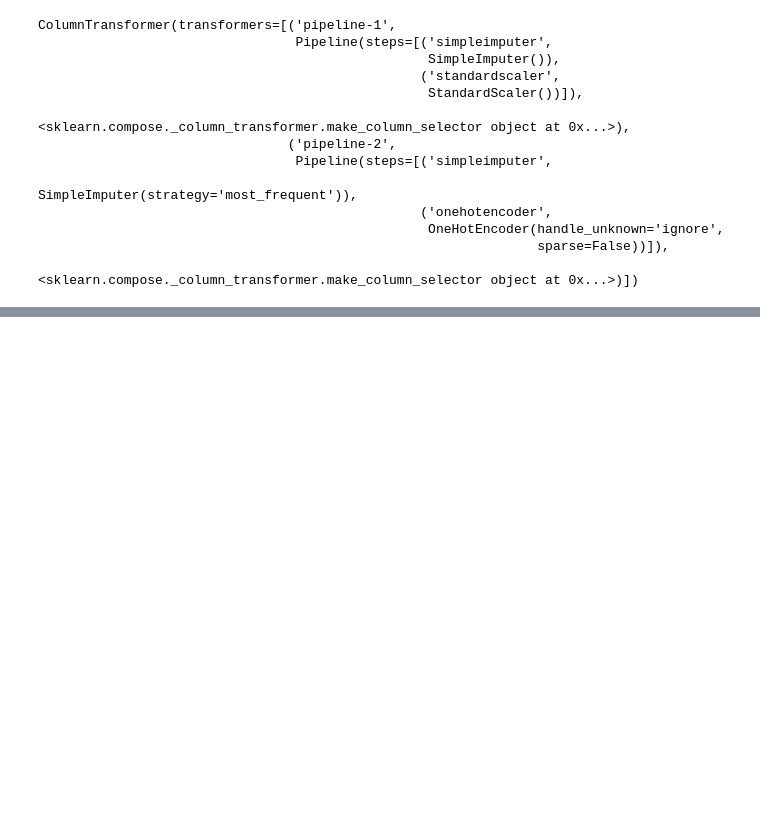
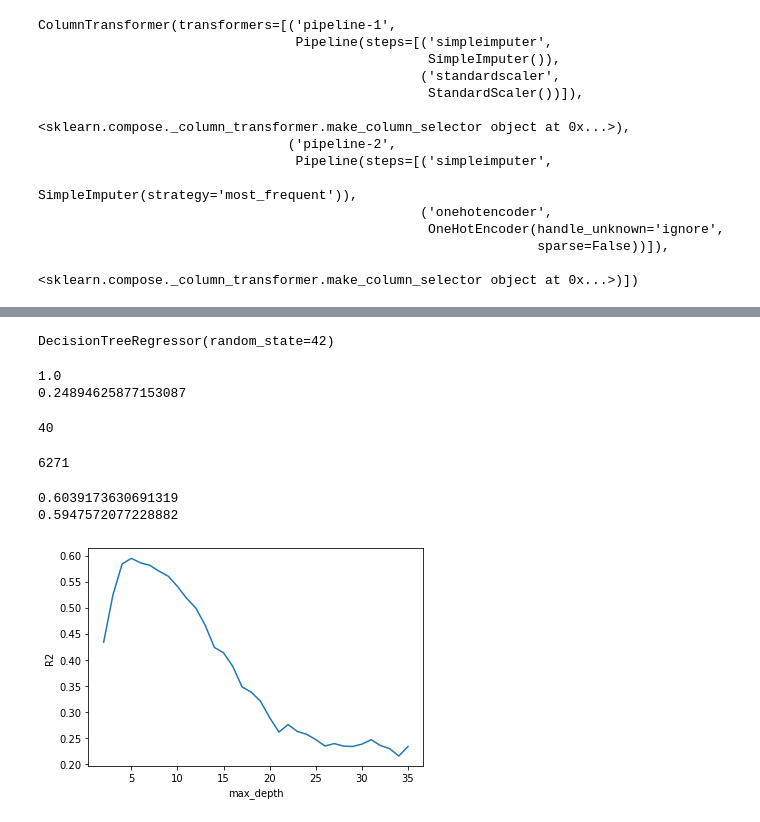
Before and after one commit to meburns2011/Food-Sales-Predictions, a Jupyter notebook: Food_Sales_Predictions.ipynb, the cells around one changed output, grey strips where cells are left out. Drawn from its saved outputs; the diff is of its cells as text; code cells hidden in the pictures; blank space fills up the shorter version.

```diff
--- a/Food_Sales_Predictions.ipynb
+++ b/Food_Sales_Predictions.ipynb
@@ -782,0 +783,4 @@ memory usage: 1.6 MB
+# %%
+dec_tree.fit(X_train_sales_data,y_train)
+# %% [output]
+DecisionTreeRegressor(random_state=42)
@@ -782,0 +790,45 @@ memory usage: 1.6 MB
+# %%
+train_score=dec_tree.score(X_train_sales_data, y_train)
+test_score=dec_tree.score(X_test_sales_data, y_test)
+
+print(train_score)
+print(test_score)
+# %% [output]
+1.0
+0.24894625877153087
+# %%
+dec_tree.get_depth()
+# %% [output]
+40
+# %%
+dec_tree.get_n_leaves()
+# %% [output]
+6271
+# %%
+dec_tree_5 = DecisionTreeRegressor(max_depth = 5, random_state = 42)
+dec_tree_5.fit(X_train_sales_data, y_train)
+train_5_score = dec_tree_5.score(X_train_sales_data, y_train)
+test_5_score = dec_tree_5.score(X_test_sales_data, y_test)
+print(train_5_score)
+print(test_5_score)
+# %% [output]
+0.6039173630691319
+0.5947572077228882
+# %%
+depths = list(range(2, 36)) # will try every value between 2 and 36
+# Data frame to store the score for each value of max_depth:
+scores = pd.DataFrame(index=depths, columns=['Test Score','Train Score'])
+for depth in depths:
+    dec_tree = DecisionTreeRegressor(max_depth=depth, random_state=42)
+    dec_tree.fit(X_train_sales_data, y_train)
+    train_score = dec_tree.score(X_test_sales_data, y_test)
+    test_score = dec_tree.score(X_test_sales_data, y_test)
+    scores.loc[depth, 'Train Score'] = train_score
+    scores.loc[depth, 'Test Score'] = test_score
+# %%
+
+plt.plot(depths, scores['Test Score'])
+plt.xlabel('max_depth')
+plt.ylabel('R2');
+# %% [output]
+[figure, added]
```
Also changed, not shown: parts of 16 cells of this notebook.
